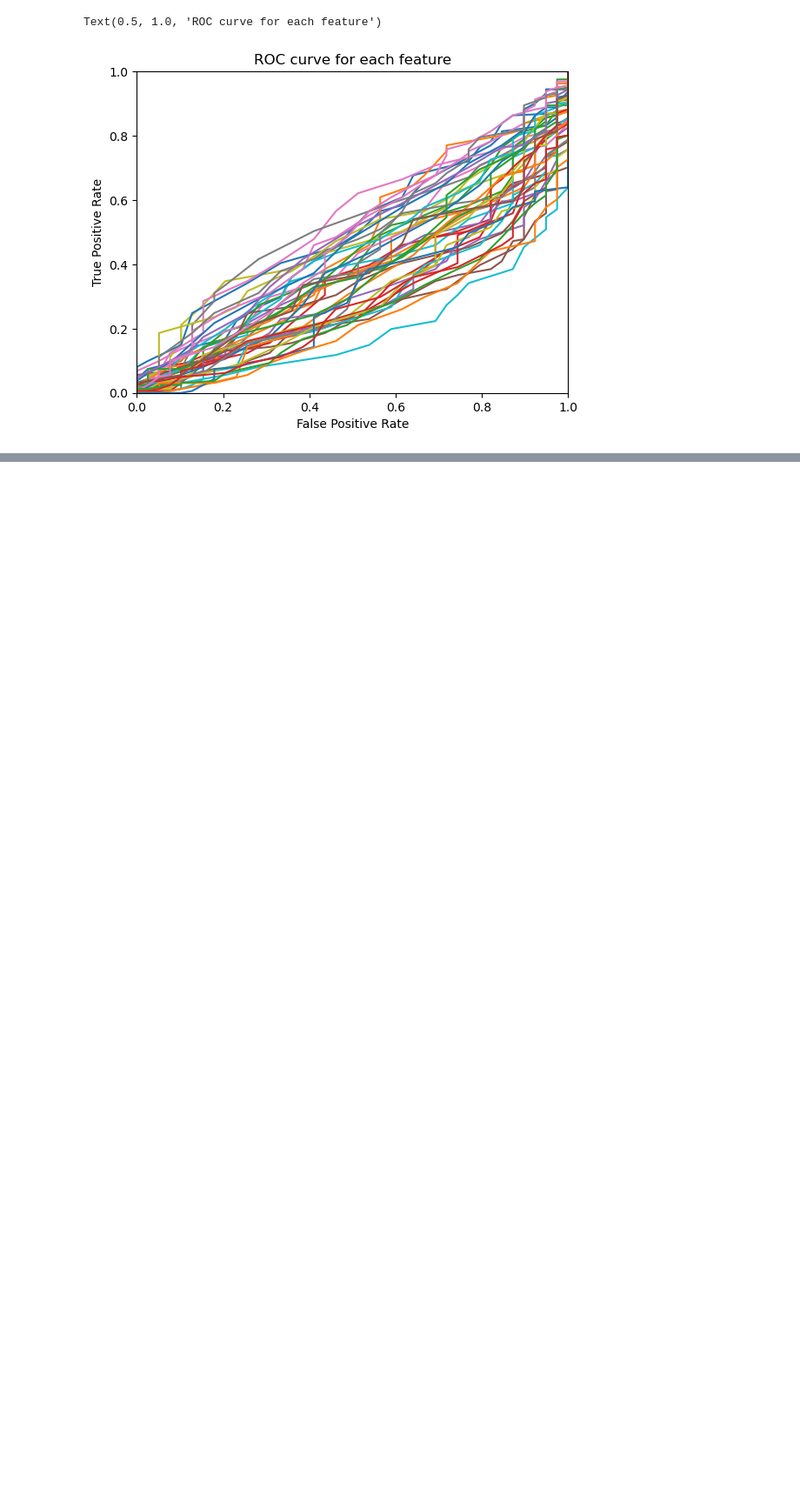
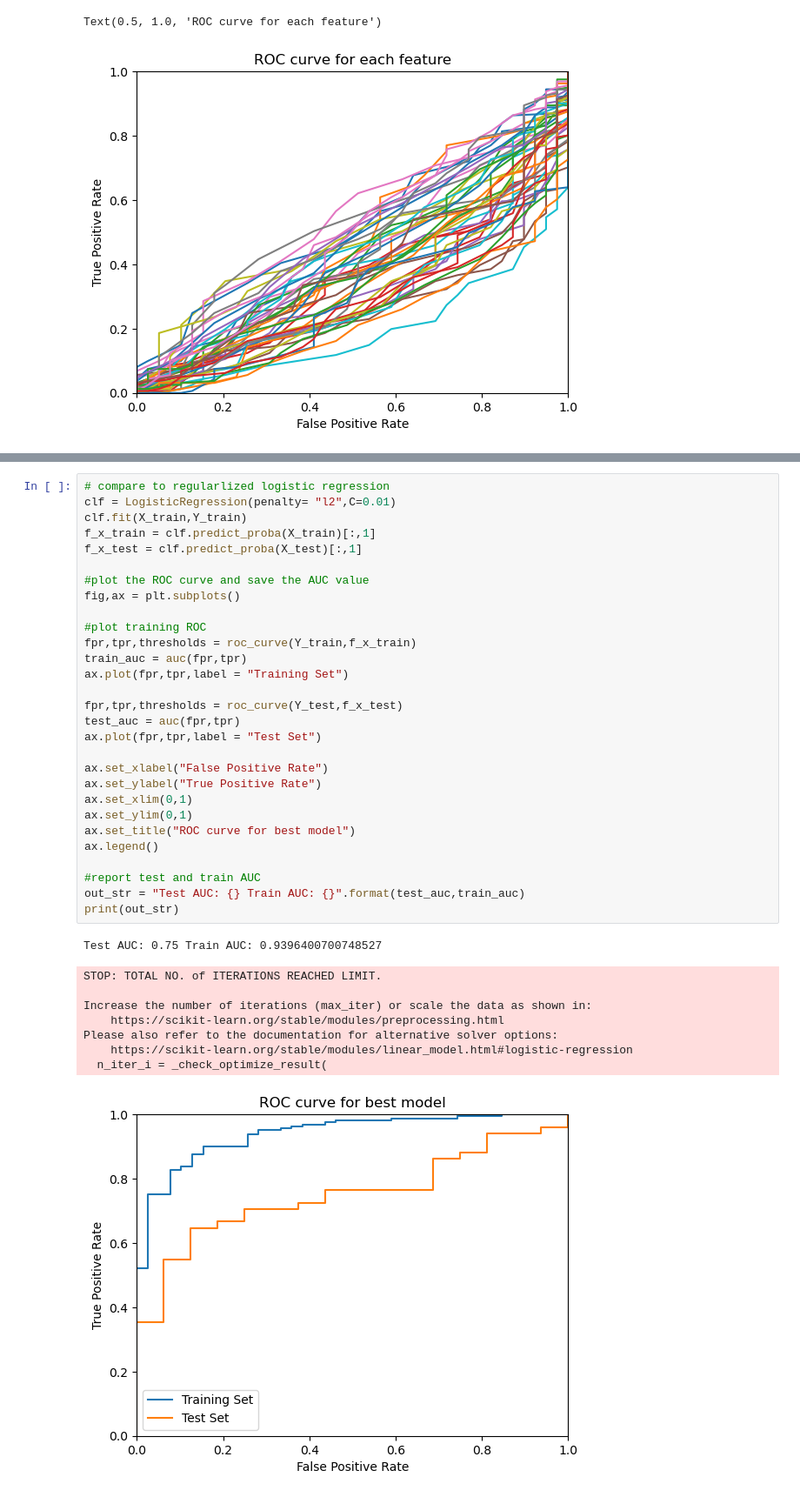
Before and after one commit to davidmhunt/coursework, a Jupyter notebook: COMPSCI 671_Theory and Algs ML/Homework/HW 3/dh_hw_3.ipynb, the cells around one changed output, grey strips where cells are left out. Shown at 87% size. Drawn from its saved outputs; the diff is of its cells as text; blank space fills up the shorter version.

```diff
--- a/COMPSCI 671_Theory and Algs ML/Homework/HW 3/dh_hw_3.ipynb
+++ b/COMPSCI 671_Theory and Algs ML/Homework/HW 3/dh_hw_3.ipynb
@@ -449,0 +573,39 @@ Next, I decided to co
+# %%
+# compare to regularlized logistic regression
+clf = LogisticRegression(penalty= "l2",C=0.01)
+clf.fit(X_train,Y_train)
+f_x_train = clf.predict_proba(X_train)[:,1]
+f_x_test = clf.predict_proba(X_test)[:,1]
+
+#plot the ROC curve and save the AUC value
+fig,ax = plt.subplots()
+
+#plot training ROC
+fpr,tpr,thresholds = roc_curve(Y_train,f_x_train)
+train_auc = auc(fpr,tpr)
+ax.plot(fpr,tpr,label = "Training Set")
+
+fpr,tpr,thresholds = roc_curve(Y_test,f_x_test)
+test_auc = auc(fpr,tpr)
+ax.plot(fpr,tpr,label = "Test Set")
+
+ax.set_xlabel("False Positive Rate")
+ax.set_ylabel("True Positive Rate")
+ax.set_xlim(0,1)
+ax.set_ylim(0,1)
+ax.set_title("ROC curve for best model")
+ax.legend()
+
+#report test and train AUC
+out_str = "Test AUC: {} Train AUC: {}".format(test_auc,train_auc)
+print(out_str)
+# %% [output]
+Test AUC: 0.75 Train AUC: 0.9396400700748527
+STOP: TOTAL NO. of ITERATIONS REACHED LIMIT.
+
+Increase the number of iterations (max_iter) or scale the data as shown in:
+    https://scikit-learn.org/stable/modules/preprocessing.html
+Please also refer to the documentation for alternative solver options:
+    https://scikit-learn.org/stable/modules/linear_model.html#logistic-regression
+  n_iter_i = _check_optimize_result(
+[figure, added]
```
Also changed, not shown: parts of 20 cells of this notebook, 14 other files.
